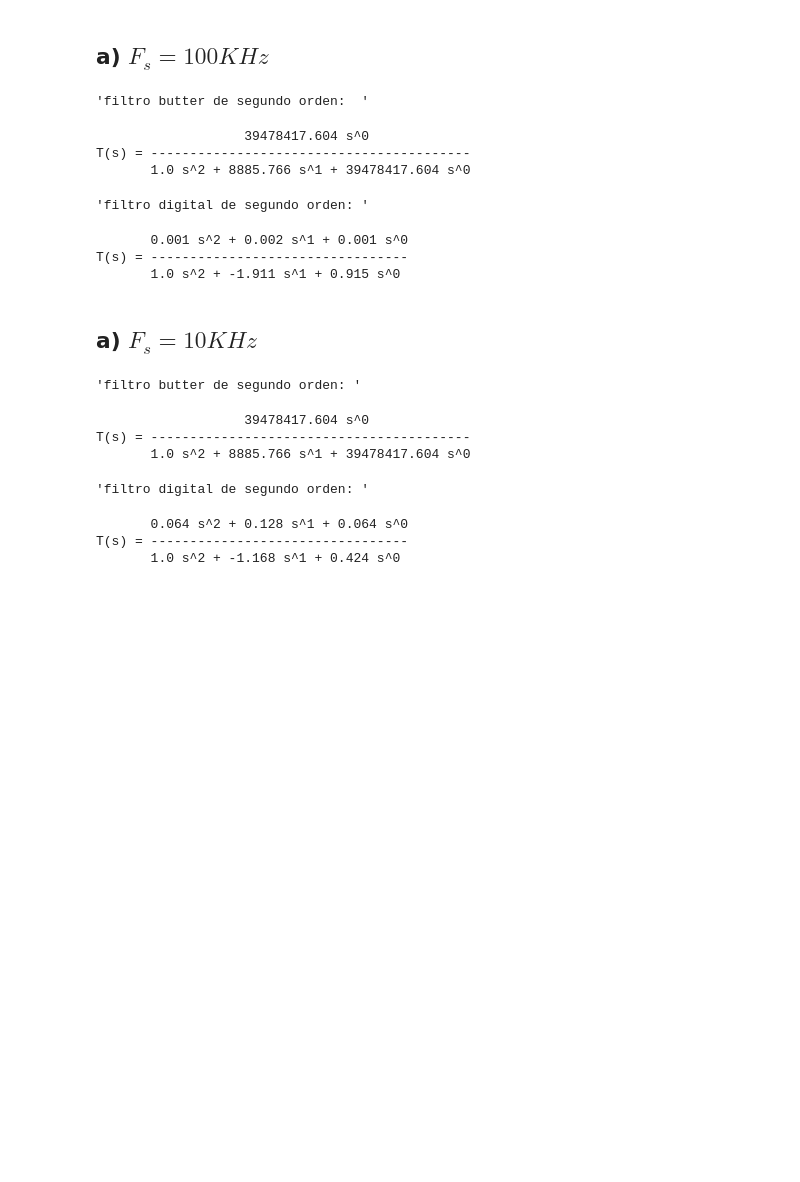
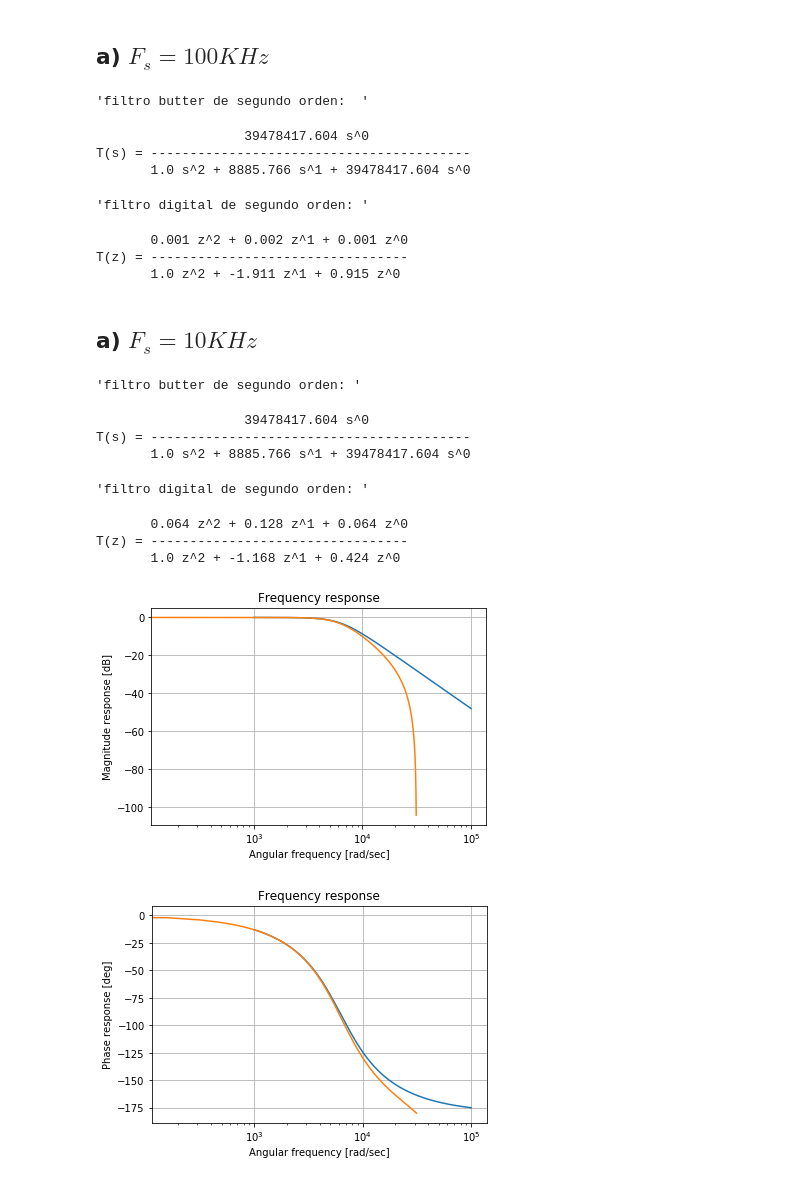
Before and after one commit to AnzeMendoza/UTN, a Jupyter notebook: TeoriaDeCircuitosII/TP4/TP4_eje2.ipynb, the cells around one changed output. Saved outputs shown, nothing was run; the diff lists cells and outputs as text; code cells hidden in the pictures; blank space fills up the shorter version.

Commit message:
agregue a pretty que imprimir en variable Z

```diff
--- a/TeoriaDeCircuitosII/TP4/TP4_eje2.ipynb
+++ b/TeoriaDeCircuitosII/TP4/TP4_eje2.ipynb
@@ -14,7 +14,7 @@ from splane import pzmap, grpDelay, bodePlot, convert2SOS, pretty, epsilonButter
 # %% [markdown]
 ## a) $F_s = 100KHz$
 # %%
-%matplotlib qt5
+#%matplotlib qt5
 f_s = 100e3
 f_c = 1e3
 num, den = sig.butter(2, 2*np.pi*f_c, 'low', analog=True)
@@ -24,42 +24,44 @@ pretty(H_s)
 H_z_d = sig.bilinear(H_s.num, H_s.den, f_s)
 H_z = sig.TransferFunction(H_z_d[0],H_z_d[1],dt=1/f_s)
 display( 'filtro digital de segundo orden: ')
-pretty(H_z)
-bodePlot(H_s) #analogico
-bodePlot(H_z) #digital
-pzmap(H_z)
+pretty(H_z,'z')
+#bodePlot(H_s) #analogico
+#bodePlot(H_z) #digital
+#pzmap(H_z)
 # %% [output]
 'filtro butter de segundo orden:  '
                    39478417.604 s^0
 T(s) = -----------------------------------------
        1.0 s^2 + 8885.766 s^1 + 39478417.604 s^0
 'filtro digital de segundo orden: '
-       0.001 s^2 + 0.002 s^1 + 0.001 s^0
-T(s) = ---------------------------------
-       1.0 s^2 + -1.911 s^1 + 0.915 s^0
+       0.001 z^2 + 0.002 z^1 + 0.001 z^0
+T(z) = ---------------------------------
+       1.0 z^2 + -1.911 z^1 + 0.915 z^0
 # %% [markdown]
 ## a) $F_s = 10KHz$
 # %%
-%matplotlib qt5
+#%matplotlib qt5
 f_s = 10e3
 f_c = 1e3
 num, den = sig.butter(2, 2*np.pi*f_c, 'low', analog=True)
 H_s = sig.TransferFunction(num, den)
 display('filtro butter de segundo orden: ')
 pretty(H_s)
 H_z_d = sig.bilinear(H_s.num, H_s.den, f_s)
 H_z = sig.TransferFunction(H_z_d[0],H_z_d[1],dt=1/f_s)
 display( 'filtro digital de segundo orden: ')
-pretty(H_z)
+pretty(H_z,'z')
 bodePlot(H_s)
 bodePlot(H_z)
 #pzmap(H_z)
 # %% [output]
 'filtro butter de segundo orden: '
                    39478417.604 s^0
 T(s) = -----------------------------------------
        1.0 s^2 + 8885.766 s^1 + 39478417.604 s^0
 'filtro digital de segundo orden: '
-       0.064 s^2 + 0.128 s^1 + 0.064 s^0
-T(s) = ---------------------------------
-       1.0 s^2 + -1.168 s^1 + 0.424 s^0
+       0.064 z^2 + 0.128 z^1 + 0.064 z^0
+T(z) = ---------------------------------
+       1.0 z^2 + -1.168 z^1 + 0.424 z^0
+[figure, added]
+[figure, added]
```
Also changed, not shown: 1 other file.
